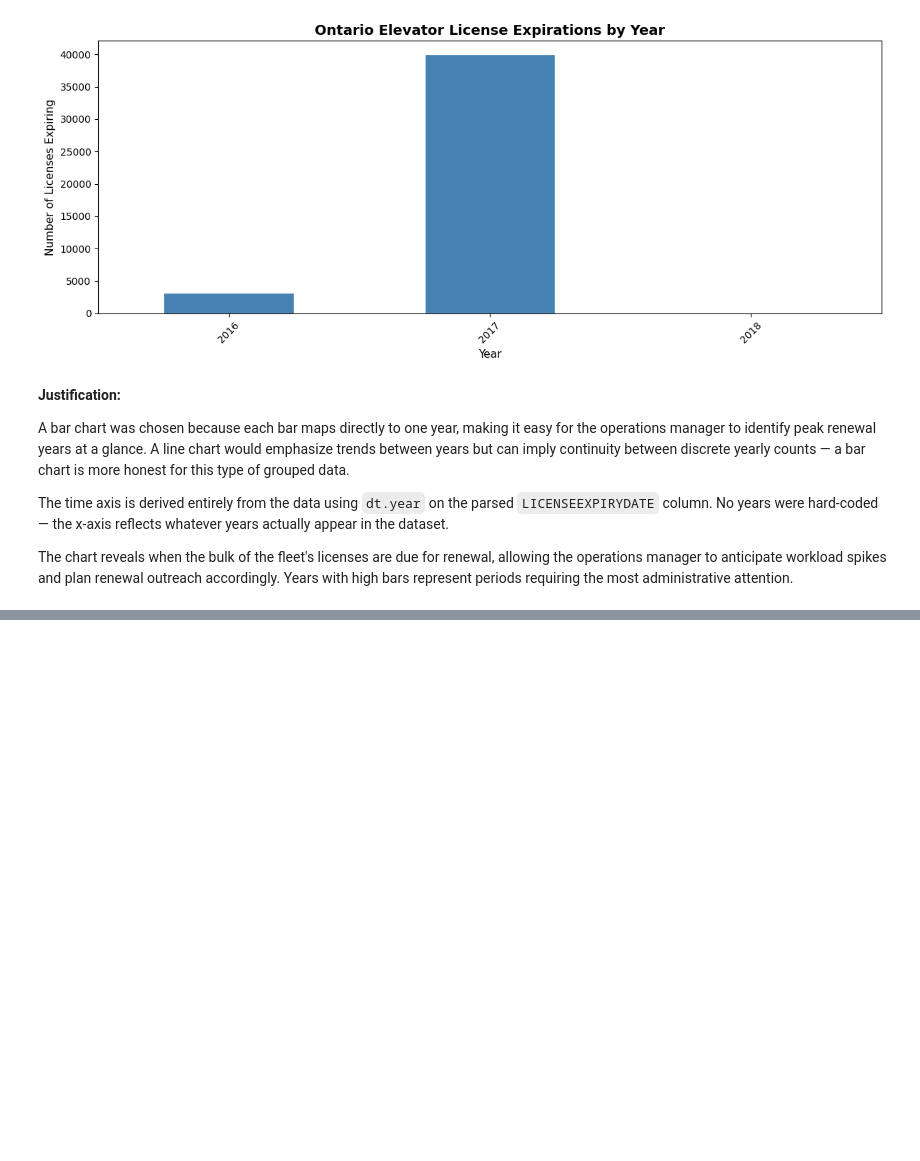
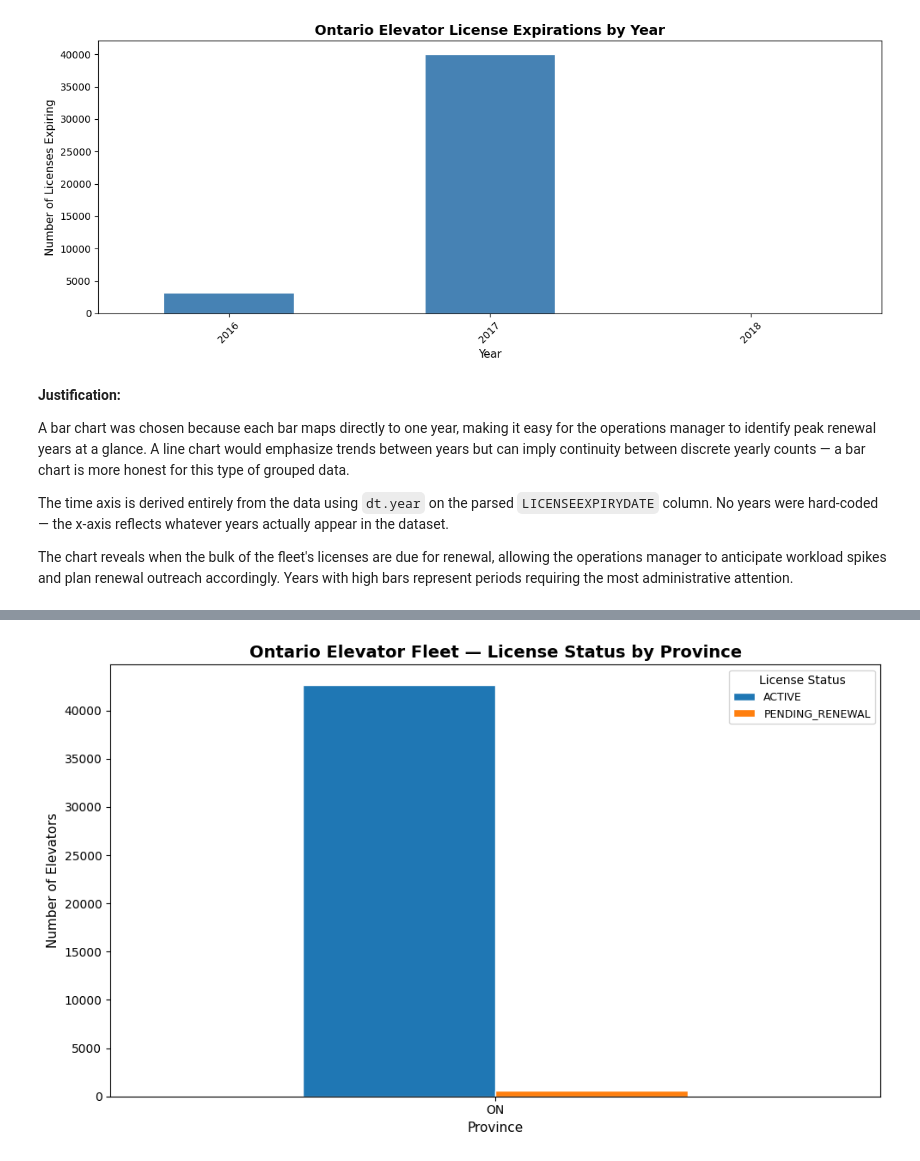
Before and after one commit to charleswinfield108/Rocket_Dashboard, a Jupyter notebook: intelligence/license_analysis.ipynb, the cells around one changed output, grey strips where cells are left out. Saved outputs shown, nothing was run; the diff lists cells and outputs as text; code cells hidden in the pictures; blank space fills up the shorter version.

```diff
--- a/intelligence/license_analysis.ipynb
+++ b/intelligence/license_analysis.ipynb
@@ -257,0 +263,20 @@ The chart reveals when the bulk of the fleet's licenses are due for renewal, all
+# %%
+import matplotlib.pyplot as plt
+
+# Group by Province and License Status, then unstack to get status as columns
+grouped = df.groupby(['Province', 'LICENSESTATUS']).size().unstack(fill_value=0)
+
+fig, ax = plt.subplots(figsize=(10, 6))
+
+grouped.plot(kind='bar', ax=ax, edgecolor='white')
+
+ax.set_title('Ontario Elevator Fleet — License Status by Province', fontsize=14, fontweight='bold')
+ax.set_xlabel('Province', fontsize=11)
+ax.set_ylabel('Number of Elevators', fontsize=11)
+ax.legend(title='License Status', fontsize=9)
+ax.tick_params(axis='x', rotation=0)
+
+plt.tight_layout()
+plt.show()
+# %% [output]
+[figure, added]
```
Also changed, not shown: parts of 2 cells of this notebook.
